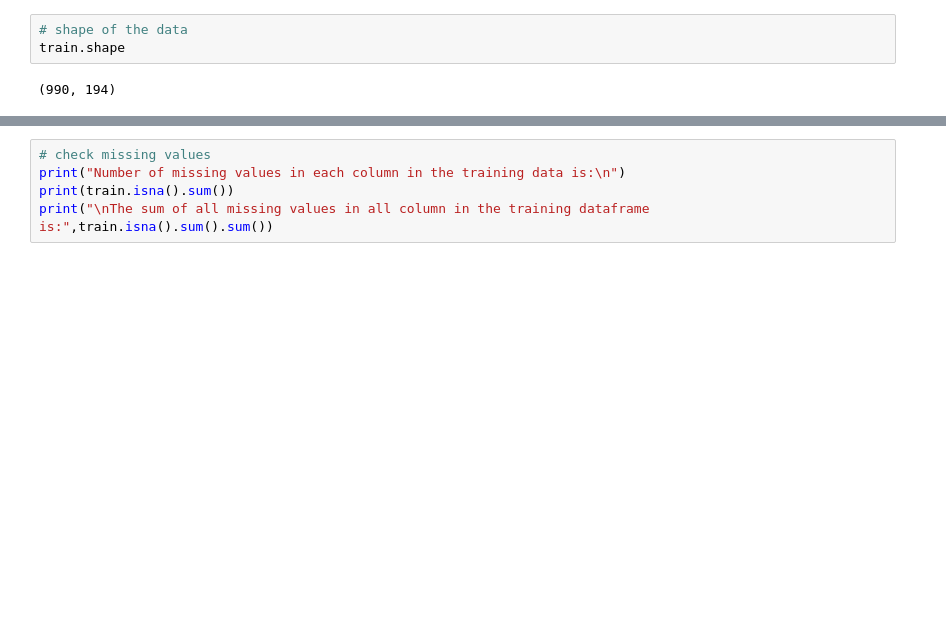
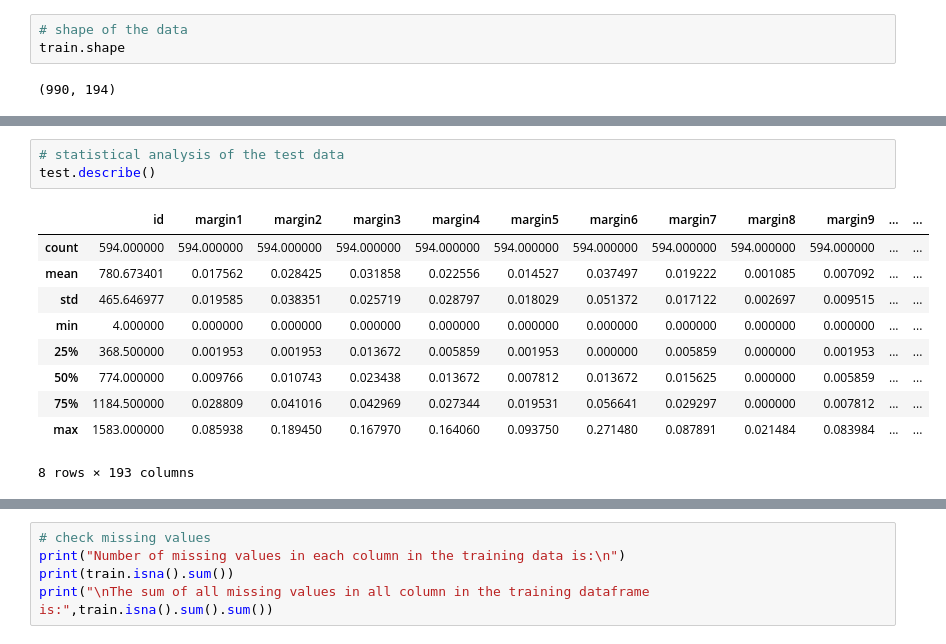
Before and after one commit to mahmodKhaled/Leaf-Classification, a Jupyter notebook: leaf_classification.ipynb, the cells around one changed output, grey strips where cells are left out. Drawn from its saved outputs; the diff is of its cells as text; blank space fills up the shorter version.

Commit message:
finish the describe and clean data steps

```diff
--- a/leaf_classification.ipynb
+++ b/leaf_classification.ipynb
@@ -80,0 +104,14 @@ train.shape
+# %%
+# statistical analysis of the test data
+test.describe()
+# %% [output]
+|  | id | margin1 | margin2 | margin3 | margin4 | margin5 | margin6 | margin7 | margin8 | margin9 | ... | ... |
+| count | 594.000000 | 594.000000 | 594.000000 | 594.000000 | 594.000000 | 594.000000 | 594.000000 | 594.000000 | 594.000000 | 594.000000 | ... | ... |
+| mean | 780.673401 | 0.017562 | 0.028425 | 0.031858 | 0.022556 | 0.014527 | 0.037497 | 0.019222 | 0.001085 | 0.007092 | ... | ... |
+| std | 465.646977 | 0.019585 | 0.038351 | 0.025719 | 0.028797 | 0.018029 | 0.051372 | 0.017122 | 0.002697 | 0.009515 | ... | ... |
+| min | 4.000000 | 0.000000 | 0.000000 | 0.000000 | 0.000000 | 0.000000 | 0.000000 | 0.000000 | 0.000000 | 0.000000 | ... | ... |
+| 25% | 368.500000 | 0.001953 | 0.001953 | 0.013672 | 0.005859 | 0.001953 | 0.000000 | 0.005859 | 0.000000 | 0.001953 | ... | ... |
+| 50% | 774.000000 | 0.009766 | 0.010743 | 0.023438 | 0.013672 | 0.007812 | 0.013672 | 0.015625 | 0.000000 | 0.005859 | ... | ... |
+| 75% | 1184.500000 | 0.028809 | 0.041016 | 0.042969 | 0.027344 | 0.019531 | 0.056641 | 0.029297 | 0.000000 | 0.007812 | ... | ... |
+| max | 1583.000000 | 0.085938 | 0.189450 | 0.167970 | 0.164060 | 0.093750 | 0.271480 | 0.087891 | 0.021484 | 0.083984 | ... | ... |
+8 rows × 193 columns
```
Also changed, not shown: parts of 21 cells of this notebook.
